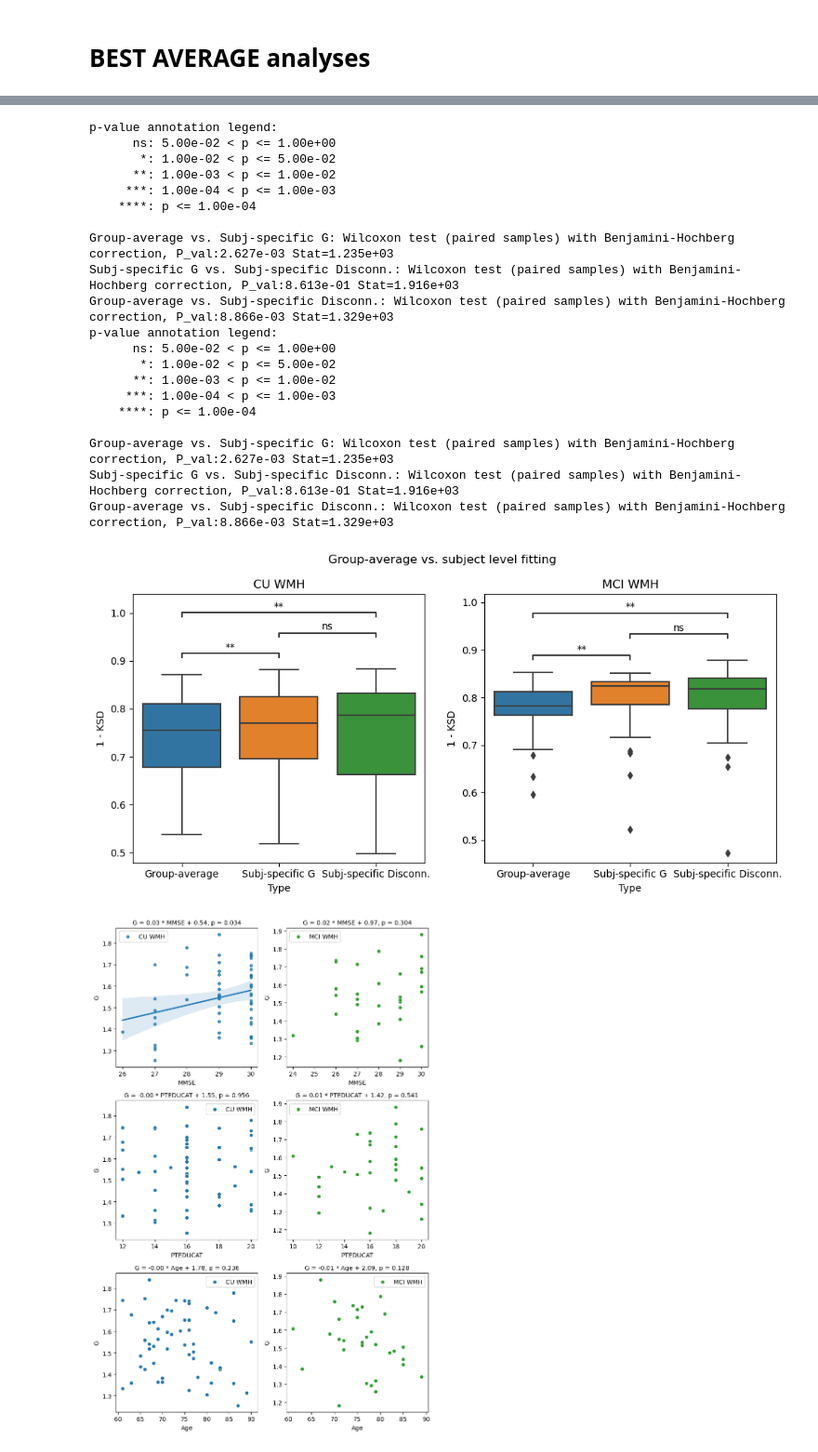
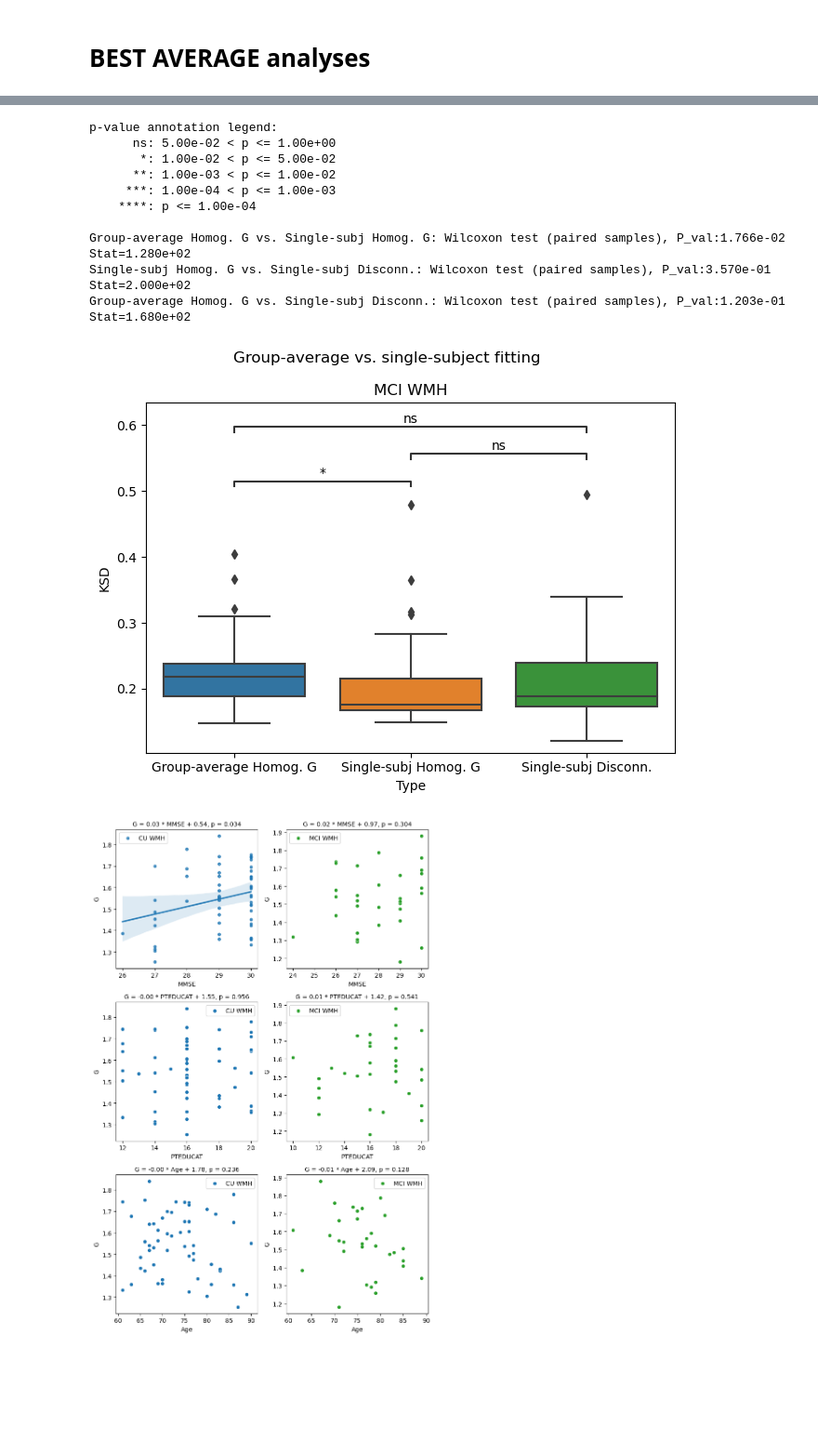
Before and after one commit to dani2442/TMS_in_AD, a Jupyter notebook: 03_modeling_neurolib/petTOAD_final_analysis_log.ipynb, the cells around one changed output, grey strips where cells are left out. Shown: that part at 93% size. Cells and saved outputs as stored; diff of their text form; code cells hidden in the pictures; blank space fills up the shorter version.

```diff
--- a/03_modeling_neurolib/petTOAD_final_analysis_log.ipynb
+++ b/03_modeling_neurolib/petTOAD_final_analysis_log.ipynb
@@ -35,8 +35,8 @@ A_DIR = SIM_DIR / "a-weight_ws_-0.1-0.0_bs_-0.05-0.0"
 A_RAND_DIR = SIM_DIR / "a-weight_ws_-0.1-0.0_bs_-0.05-0.0_random"
 G_DIR = SIM_DIR / "G-weight_ws_-1.0-0.0_bs_-0.5-0.0"
 G_RAND_DIR = SIM_DIR / "G-weight_ws_-1.0-0.0_bs_-0.5-0.0_random"
-SC_DIR = SIM_DIR / "sc_disconn_old"
-SC_RAND_DIR = SIM_DIR / "sc_disconn_random_old"
+SC_DIR = SIM_DIR / "sc_disconn_ws_-0.5-0.0_bs_0"
+SC_RAND_DIR = SIM_DIR / "sc_disconn_ws_-0.5-0.0_bs_0_random"
 HET_DIR = SIM_DIR / "heterogeneous_ws_-0.1-0.0_bs_-0.05-0.0"
 HET_RAND_DIR = SIM_DIR / "heterogeneous_ws_-0.1-0.0_bs_-0.05-0.0_random"
 FIG_DIR = RES_DIR / "Figures"
@@ -390,11 +385,12 @@ df_het_rand_big = gather_df_results(
 df_disconn_big = gather_df_results(
     df_petTOAD, subjs_to_sim, wmh_log_dict, "disconn", SC_DIR, random = False
 )
-df_disconn_big["w"] = np.round(df_disconn_big["w"], 2)
+df_disconn_big["w"] = np.round(df_disconn_big["w"], 3)
+df_disconn_big = df_disconn_big[df_disconn_big["w"] > -0.25]
 df_disconn_rand_big = gather_df_results(
     df_petTOAD, subjs_to_sim, wmh_log_dict, "disconn", SC_RAND_DIR, random = True
 )
-
+df_disconn_rand_big = df_disconn_rand_big[df_disconn_rand_big["w"] > -0.25]
 # The baseline databases is with a = -0.02 and G = 1.98, which is the same as the homogeneous a-weight database when b and w = 0!
 df_base = df_a_big[(df_a_big["w"] == 0) & (df_a_big["b"] == 0)].copy()
 df_base["model_type"] = "baseline"
@@ -902,5 +905,5 @@ homogeneous_G_random vs. homogeneous_G_not_random: Wilcoxon test (paired samples
 # %%
-fig, ax = plt.subplots(nrows=1, ncols=1, figsize=(12, 4))
+fig, ax = plt.subplots(nrows=1, ncols=1, figsize=(12, 5))
 plot_cn_mci_comparison("phfcd_ks", df_boxplot_compare_all, ax)
 # %% [output]
 p-value annotation legend:
@@ -1022,23 +1027,23 @@ disconnectivity  0.776083  0.817771  0.839876              5.442e-03
 # %%
 def plot_group_subj_comparison(df_compare, group, ax):
-    order = ["Group-average", "Subj-specific G", "Subj-specific Disconn."]
-    pairs = [("Group-average", "Subj-specific G"),
-            ("Group-average", "Subj-specific Disconn."),
-            ("Subj-specific G", "Subj-specific Disconn."),]
+    order = ["Group-average Homog. G", "Single-subj Homog. G", "Single-subj Disconn."]
+    pairs = [("Group-average Homog. G", "Single-subj Homog. G"),
+            ("Group-average Homog. G", "Single-subj Disconn."),
+            ("Single-subj Homog. G", "Single-subj Disconn."),]
     dict_title = {"CN_WMH": "CU WMH",
                   "MCI_WMH": "MCI WMH",}
+
     f = sns.boxplot(data = df_compare[df_compare["Group_bin_Fazekas"] == group], x = "type", y = "phfcd_ks", ax = ax, order = order)
-    annotator = Annotator(f, pairs, data=df_compare, x="type", y="phfcd_ks", order=order)
+    annotator = Annotator(f, pairs, data=df_compare[df_compare["Group_bin_Fazekas"] == group], x="type", y="phfcd_ks", order=order)
     annotator.configure(
         test="Wilcoxon",
         text_format="star",
         loc="inside",
         verbose=1,
         hide_non_significant=False,
-        comparisons_correction = "BH"
     )
     _, results = annotator.apply_and_annotate()
-    ax.set_ylabel("1 - KSD")
+    ax.set_ylabel("KSD")
     ax.set_xlabel("Type")
     ax.set_title(dict_title[group])
 
@@ -1048,54 +1053,44 @@ df_best_val_cn_wmh = pd.read_csv(SIM_GROUP_DIR / "CN_WMH" / "group-CN_WMH_data-e
 df_best_val_mci_wmh = pd.read_csv(SIM_GROUP_DIR / "MCI_WMH" / "group-MCI_WMH_data-empirical_model-all_desc-df-best-values-and-indices.csv", index_col = 0)
 
 # Here we just assume that G is the same for all subjects in a particular group and don't wait it for WMH (log)
 best_group_w_cn_wmh = best_group_w_mci_wmh = 0.0
 # The b we used lead to slightly different values of G, so we choose the one that is more similar to the best G for the group
 # e.g., best_group = best_G + 0*WMH - b
 best_group_b_cn_wmh_filter = np.isclose(df_best_val_cn_wmh["CN_WMH"]["best_G_model-homogeneous_G"] - best_G, bs_G, atol=0.01)
 best_group_b_cn_wmh = round(bs_G[best_group_b_cn_wmh_filter][0], 2)
 best_group_b_mci_wmh_filter = np.isclose(df_best_val_mci_wmh["MCI_WMH"]["best_G_model-homogeneous_G"] - best_G, bs_G, atol=0.01)
 best_group_b_mci_wmh = bs_G[best_group_b_mci_wmh_filter][0]
 # We create the dataframe with the results of the best G obtained from the group-averaged models
 df_compare_best_group_cn = df_G_big[(df_G_big["Group_bin_Fazekas"] == "CN_WMH") &(df_G_big["b"] == best_group_b_cn_wmh) & (df_G_big["w"] == best_group_w_cn_wmh)].copy()
 df_compare_best_group_mci = df_G_big[(df_G_big["Group_bin_Fazekas"] == "MCI_WMH") &(df_G_big["b"] == best_group_b_mci_wmh) & (df_G_big["w"] == best_group_w_mci_wmh)].copy()
 df_compare_best_group = pd.concat([df_compare_best_group_cn, df_compare_best_group_mci], axis = 0)
-df_compare_best_group["type"] = "Group-average"
+df_compare_best_group["type"] = "Group-average Homog. G"
 
 # We get the results of our subject-level models for the homogeneous_G and disconnectivity
 df_compare_best_subj_G = df_boxplot_compare_all.loc[df_boxplot_compare_all["model_type"] == "homogeneous_G"].copy()
-df_compare_best_subj_G["type"] = "Subj-specific G"
+df_compare_best_subj_G["type"] = "Single-subj Homog. G"
 df_compare_best_subj_disconn = df_boxplot_compare_all.loc[df_boxplot_compare_all["model_type"] == "disconnectivity"].copy()
-df_compare_best_subj_disconn["type"] = "Subj-specific Disconn."
+df_compare_best_subj_disconn["type"] = "Single-subj Disconn."
 df_compare_best_subj = pd.concat([df_compare_best_subj_G, df_compare_best_subj_disconn], axis = 0)
 df_compare_best_group_vs_subj = pd.concat([df_compare_best_group, df_compare_best_subj], axis = 0)
 
-fig, axs = plt.subplots(nrows = 1, ncols = 2, figsize = (10, 5))
-plot_group_subj_comparison(df_compare_best_group_vs_subj, "CN_WMH", axs[0])
-plot_group_subj_comparison(df_compare_best_group_vs_subj, "MCI_WMH", axs[1])
-fig.suptitle("Group-average vs. subject level fitting")
+fig, axs = plt.subplots(nrows = 1, ncols = 1, figsize = (6.5, 5))
+#plot_group_subj_comparison(df_compare_best_group_vs_subj, "CN_WMH", axs[0])
+plot_group_subj_comparison(df_compare_best_group_vs_subj, "MCI_WMH", axs)
+fig.suptitle("Group-average vs. single-subject fitting")
 fig.tight_layout()
 # %% [output]
 p-value annotation legend:
       ns: 5.00e-02 < p <= 1.00e+00
        *: 1.00e-02 < p <= 5.00e-02
       **: 1.00e-03 < p <= 1.00e-02
      ***: 1.00e-04 < p <= 1.00e-03
     ****: p <= 1.00e-04
 
-Group-average vs. Subj-specific G: Wilcoxon test (paired samples) with Benjamini-Hochberg correction, P_val:2.627e-03 Stat=1.235e+03
-Subj-specific G vs. Subj-specific Disconn.: Wilcoxon test (paired samples) with Benjamini-Hochberg correction, P_val:8.613e-01 Stat=1.916e+03
-Group-average vs. Subj-specific Disconn.: Wilcoxon test (paired samples) with Benjamini-Hochberg correction, P_val:8.866e-03 Stat=1.329e+03
-p-value annotation legend:
-      ns: 5.00e-02 < p <= 1.00e+00
-       *: 1.00e-02 < p <= 5.00e-02
-      **: 1.00e-03 < p <= 1.00e-02
-     ***: 1.00e-04 < p <= 1.00e-03
-    ****: p <= 1.00e-04
-
-Group-average vs. Subj-specific G: Wilcoxon test (paired samples) with Benjamini-Hochberg correction, P_val:2.627e-03 Stat=1.235e+03
-Subj-specific G vs. Subj-specific Disconn.: Wilcoxon test (paired samples) with Benjamini-Hochberg correction, P_val:8.613e-01 Stat=1.916e+03
-Group-average vs. Subj-specific Disconn.: Wilcoxon test (paired samples) with Benjamini-Hochberg correction, P_val:8.866e-03 Stat=1.329e+03
+Group-average Homog. G vs. Single-subj Homog. G: Wilcoxon test (paired samples), P_val:1.766e-02 Stat=1.280e+02
+Single-subj Homog. G vs. Single-subj Disconn.: Wilcoxon test (paired samples), P_val:3.570e-01 Stat=2.000e+02
+Group-average Homog. G vs. Single-subj Disconn.: Wilcoxon test (paired samples), P_val:1.203e-01 Stat=1.680e+02
-[figure, old version]
+[figure, new version]
 # %%
 df_boxplot_compare_G = df_boxplot_compare_all[df_boxplot_compare_all["model_type"] == "homogeneous_G"].copy()
 df_boxplot_compare_G["G"] = 1.98 + df_boxplot_compare_G["w"].astype(float) * df_boxplot_compare_G["wmh_load"].astype(float) + df_boxplot_compare_G["b"].astype(float)
```
Also changed, not shown: parts of 22 cells of this notebook, 23 other files.
